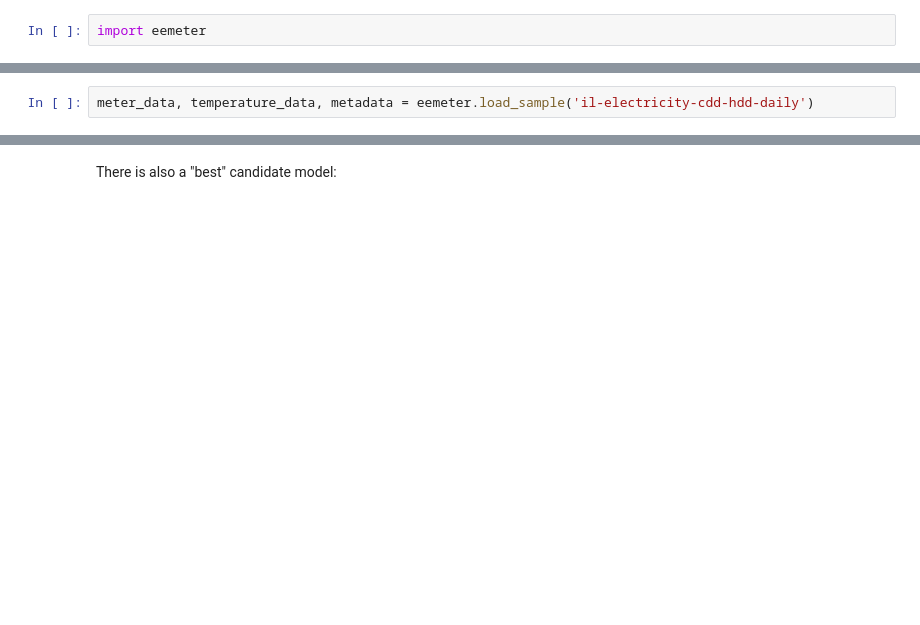
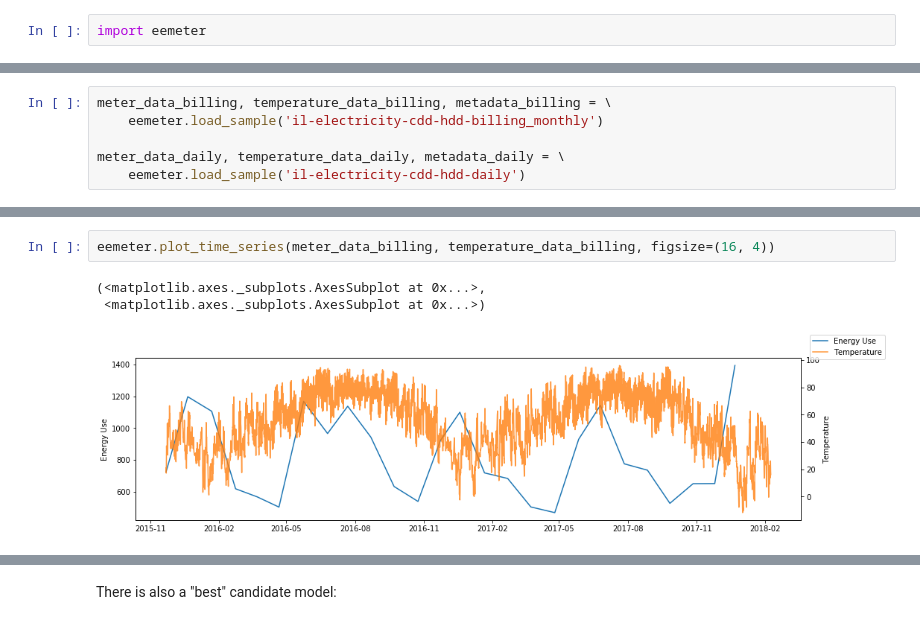
Before and after one commit to openeemeter/eemeter, a Jupyter notebook: scripts/tutorial.ipynb, the cells around one changed output, grey strips where cells are left out. Saved outputs shown, nothing was run; the diff lists cells and outputs as text; blank space fills up the shorter version.

```diff
--- a/scripts/tutorial.ipynb
+++ b/scripts/tutorial.ipynb
@@ -13,2 +9,0 @@ Let's load up some meter and temperature data from samples that come packaged wi
-# %%
-meter_data, temperature_data, metadata = eemeter.load_sample('il-electricity-cdd-hdd-daily')
@@ -109,0 +16,6 @@ model_fit.status
+# %%
+meter_data_billing, temperature_data_billing, metadata_billing = \
+    eemeter.load_sample('il-electricity-cdd-hdd-billing_monthly')
+
+meter_data_daily, temperature_data_daily, metadata_daily = \
+    eemeter.load_sample('il-electricity-cdd-hdd-daily')
@@ -109,0 +83,6 @@ model_fit.status
+# %%
+eemeter.plot_time_series(meter_data_billing, temperature_data_billing, figsize=(16, 4))
+# %% [output]
+(<matplotlib.axes._subplots.AxesSubplot at 0x...>,
+ <matplotlib.axes._subplots.AxesSubplot at 0x...>)
+[figure, added]
```
Also changed, not shown: parts of 130 cells of this notebook, 15 other files.
